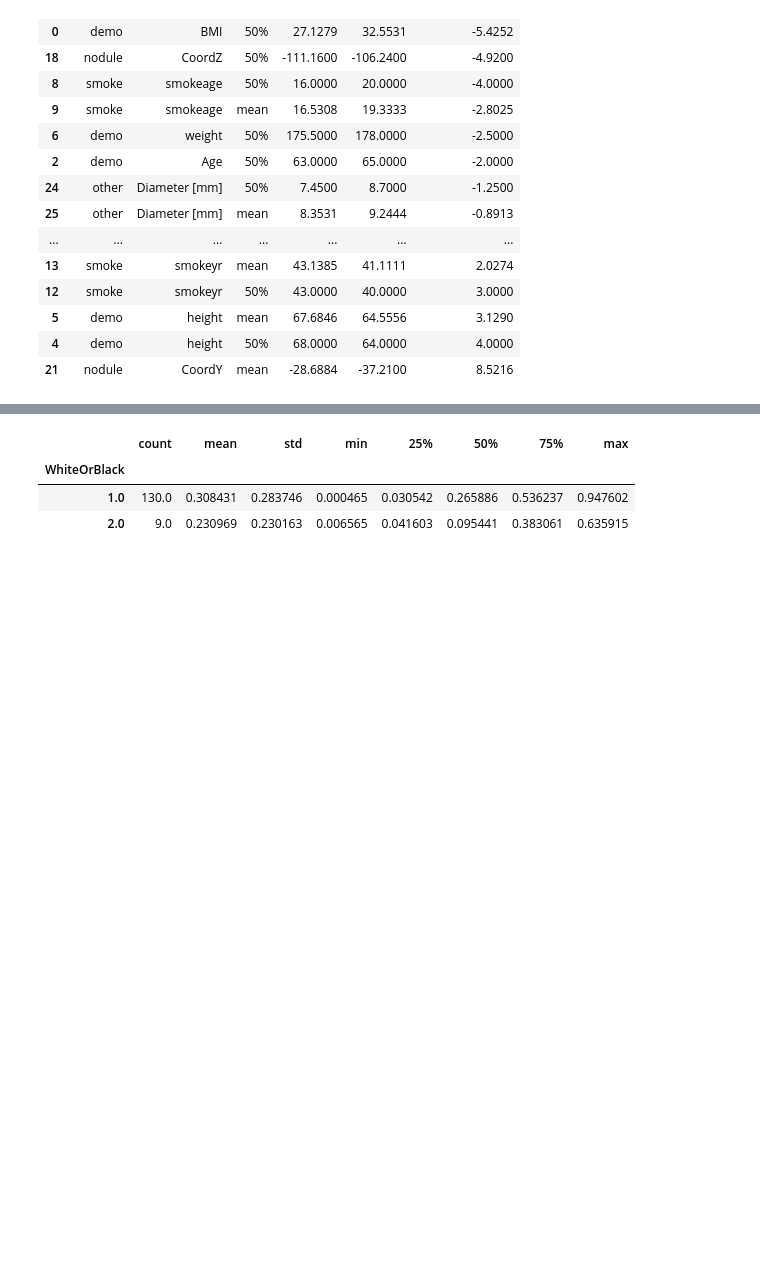
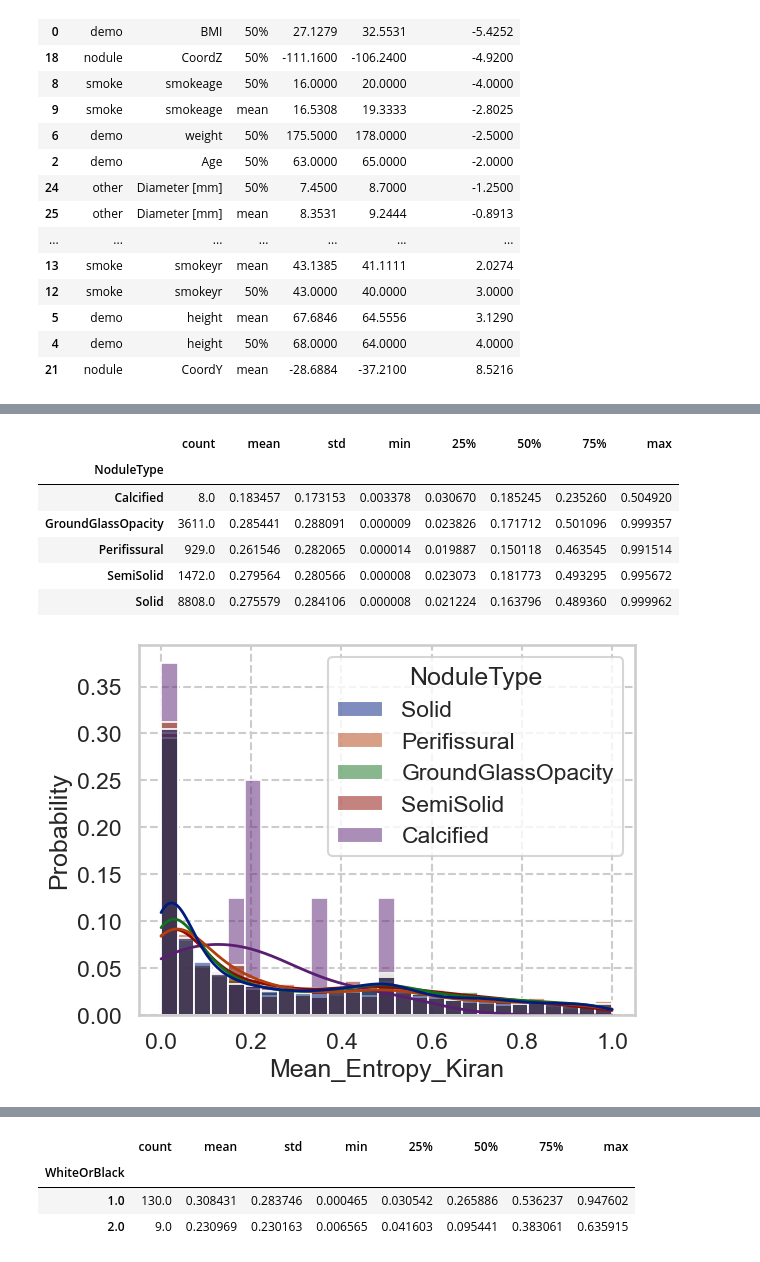
Before and after one commit to DIAGNijmegen/bodyct-lung-malignancy-fairness, a Jupyter notebook: nodule_false_nlst.ipynb, the cells around one changed output, grey strips where cells are left out. Drawn from its saved outputs; the diff is of its cells as text; code cells hidden in the pictures; blank space fills up the shorter version.

```diff
--- a/nodule_false_nlst.ipynb
+++ b/nodule_false_nlst.ipynb
@@ -605,0 +606,12 @@ sns.histplot(data=nlst_preds, x='pkyr', hue='WhiteOrBlack', common_norm=False, e
+# %%
+sns.histplot(data=nlst_preds.query('label == 0'), x='Mean_Entropy_Kiran', hue='NoduleType', common_norm=False, element='bars', kde=True, stat='probability')
+nlst_preds.query('label == 0').groupby('NoduleType')['Mean_Entropy_Kiran'].describe()
+# %% [output]
+|  | count | mean | std | min | 25% | 50% | 75% | max |
+| NoduleType |  |  |  |  |  |  |  |  |
+| Calcified | 8.0 | 0.183457 | 0.173153 | 0.003378 | 0.030670 | 0.185245 | 0.235260 | 0.504920 |
+| GroundGlassOpacity | 3611.0 | 0.285441 | 0.288091 | 0.000009 | 0.023826 | 0.171712 | 0.501096 | 0.999357 |
+| Perifissural | 929.0 | 0.261546 | 0.282065 | 0.000014 | 0.019887 | 0.150118 | 0.463545 | 0.991514 |
+| SemiSolid | 1472.0 | 0.279564 | 0.280566 | 0.000008 | 0.023073 | 0.181773 | 0.493295 | 0.995672 |
+| Solid | 8808.0 | 0.275579 | 0.284106 | 0.000008 | 0.021224 | 0.163796 | 0.489360 | 0.999962 |
+[figure, added]
```
Also changed, not shown: parts of 11 cells of this notebook, 6 other files.
